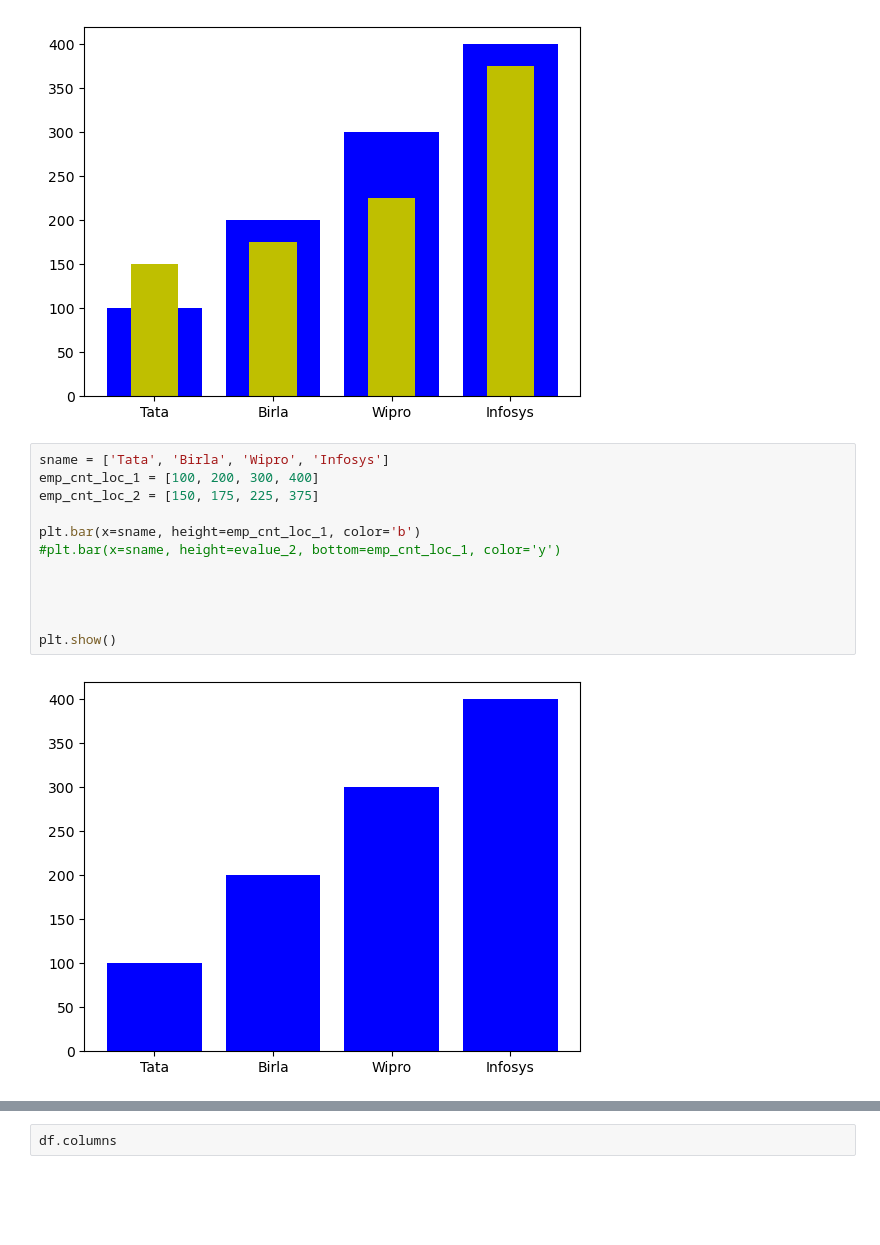
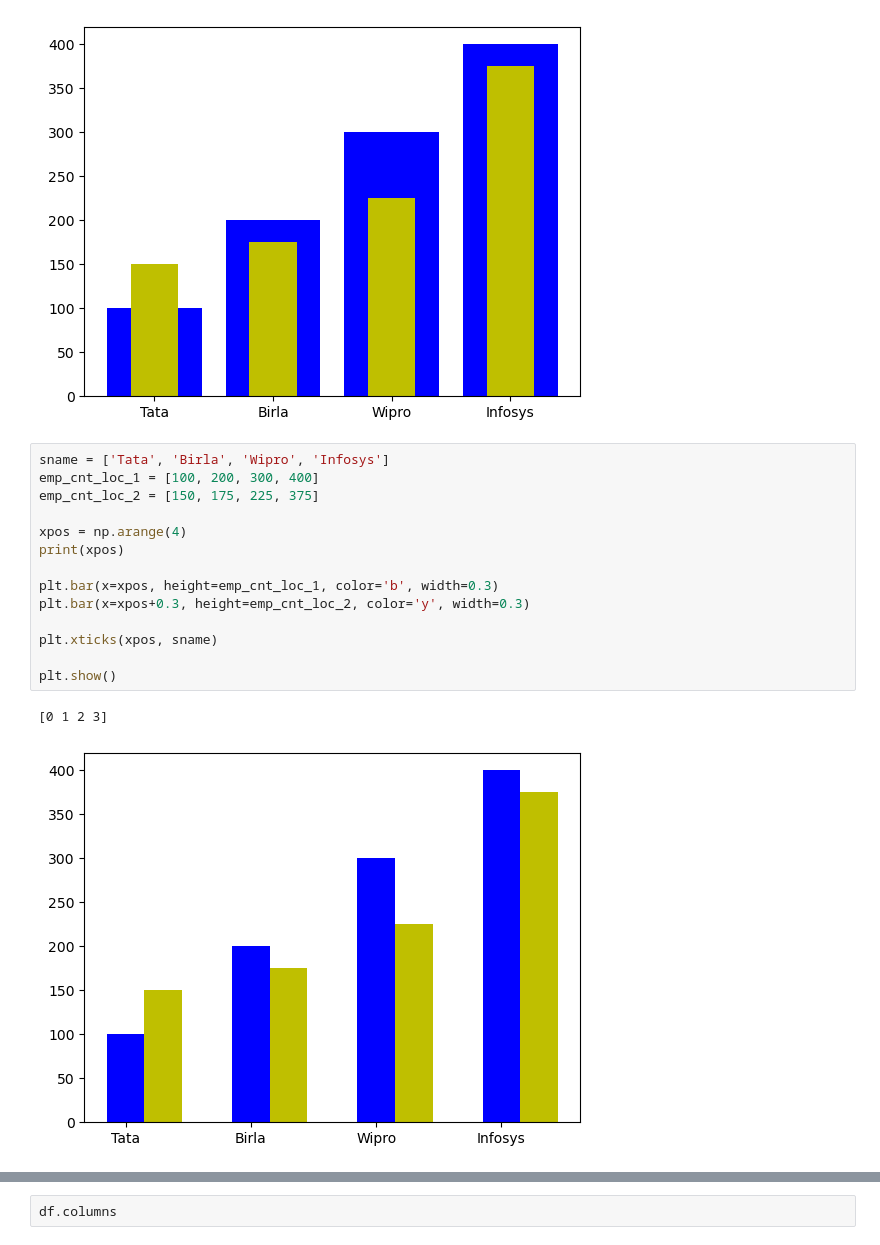
Before and after one commit to vidyadharbendre/learn_advanced_python_using_examples, a Jupyter notebook: notebooks/Advanced/advanced_python_programming_4.ipynb, the cells around one changed output, grey strips where cells are left out. Cells and saved outputs as stored; diff of their text form; blank space fills up the shorter version.

```diff
--- a/notebooks/Advanced/advanced_python_programming_4.ipynb
+++ b/notebooks/Advanced/advanced_python_programming_4.ipynb
@@ -353,14 +353,17 @@ plt.show()
 # %%
 sname = ['Tata', 'Birla', 'Wipro', 'Infosys']
 emp_cnt_loc_1 = [100, 200, 300, 400]
 emp_cnt_loc_2 = [150, 175, 225, 375]
 
-plt.bar(x=sname, height=emp_cnt_loc_1, color='b')
-#plt.bar(x=sname, height=evalue_2, bottom=emp_cnt_loc_1, color='y')
+xpos = np.arange(4)
+print(xpos)
 
+plt.bar(x=xpos, height=emp_cnt_loc_1, color='b', width=0.3)
+plt.bar(x=xpos+0.3, height=emp_cnt_loc_2, color='y', width=0.3)
 
-
+plt.xticks(xpos, sname)
 
 plt.show()
 # %% [output]
+[0 1 2 3]
-[figure, old version]
+[figure, new version]
```
Also changed, not shown: parts of 3 cells of this notebook.
